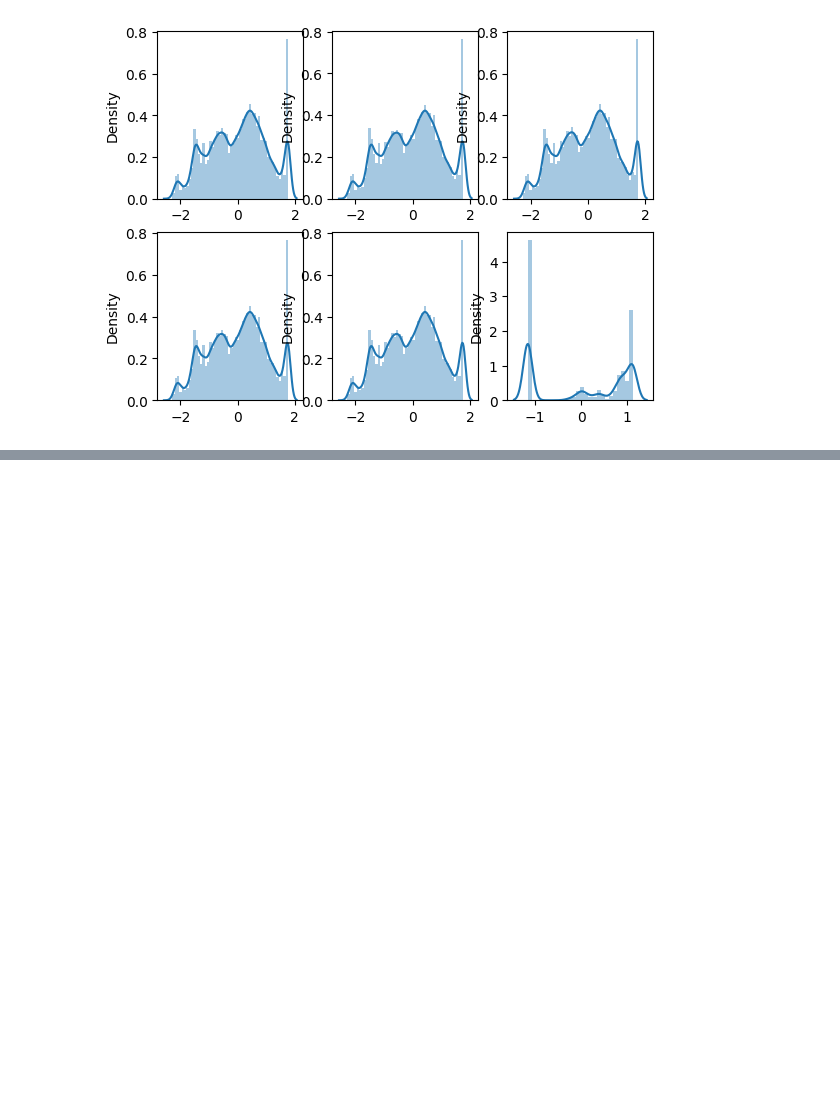
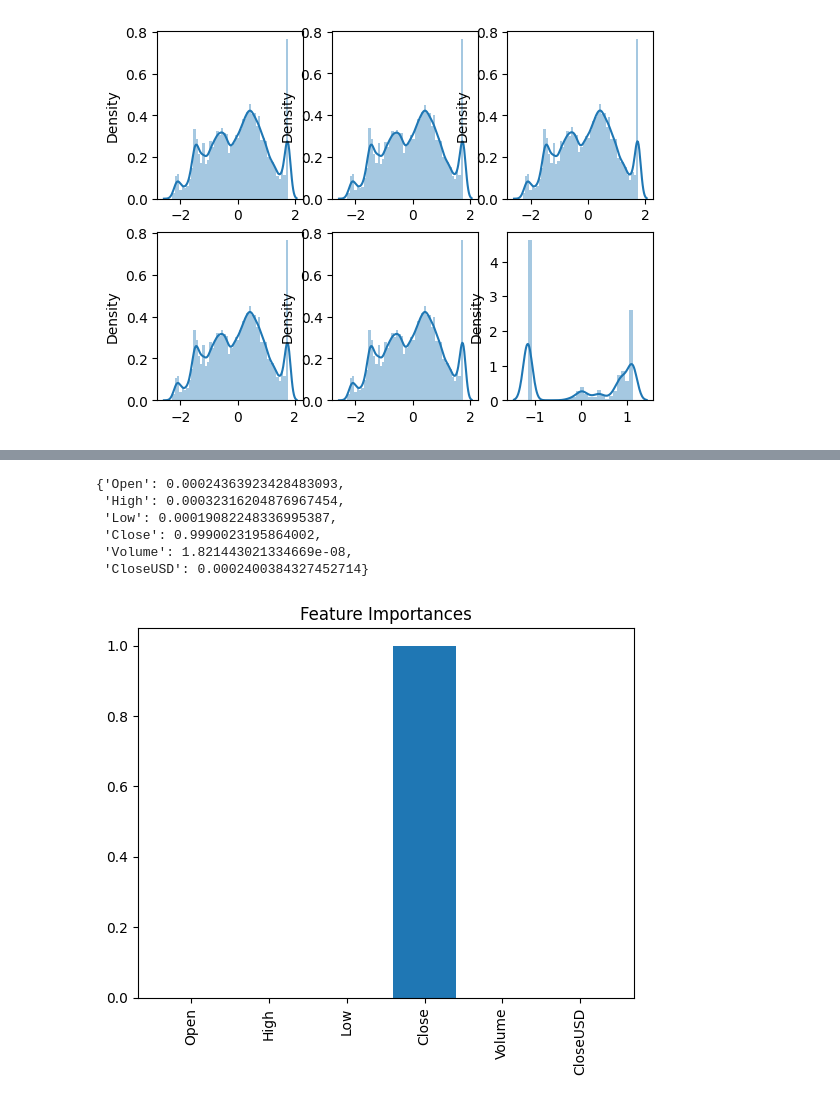
Before and after one commit to arjun8009/Python-Exeter, a Jupyter notebook: Learning From Data ECMM445 - CA1 part 2.ipynb, the cells around one changed output, grey strips where cells are left out. Drawn from its saved outputs; the diff is of its cells as text; code cells hidden in the pictures; blank space fills up the shorter version.

Commit message:
Model running on stock price Data

```diff
--- a/Learning From Data ECMM445 - CA1 part 2.ipynb
+++ b/Learning From Data ECMM445 - CA1 part 2.ipynb
@@ -361,0 +366,12 @@ skewness of CLose USD is -0.07649566697395607
+# %%
+data_dict = {}
+data_dict['Open']  = boxcox_open_fit
+data_dict['High']  = boxcox_high_fit
+data_dict['Low'] = boxcox_low_fit
+data_dict['Close'] = boxcox_close_fit
+data_dict['Adj Close'] = boxcox_adjclose_fit
+data_dict['Volume'] = boxcox_volume_fit
+data_dict['CloseUSD'] = boxcox_closeusd_fit
+
+data_final = pd.DataFrame(data_dict)
+data_final
@@ -361,0 +392,26 @@ skewness of CLose USD is -0.07649566697395607
+# %%
+columns_features = list(data_quality_report.columns)
+columns_features.remove('Adj Close')
+model = RandomForestRegressor(n_estimators=100)
+model.fit(data_final[columns_features],data_final['Adj Close'])
+importances = model.feature_importances_
+# %%
+feature_significance = {}
+for i,j in enumerate(columns_features):
+    feature_significance[j] = importances[i]
+feature_significance
+# %% [output]
+{'Open': 0.00024363923428483093,
+ 'High': 0.00032316204876967454,
+ 'Low': 0.00019082248336995387,
+ 'Close': 0.9990023195864002,
+ 'Volume': 1.821443021334669e-08,
+ 'CloseUSD': 0.0002400384327452714}
+# %%
+plt.figure()
+plt.title('Feature Importances')
+plt.bar(range(len(columns_features)),importances)
+plt.xticks(range(len(columns_features)),columns_features,rotation=90)
+plt.show()
+# %% [output]
+[figure, added]
```
Also changed, not shown: parts of 13 cells of this notebook.
